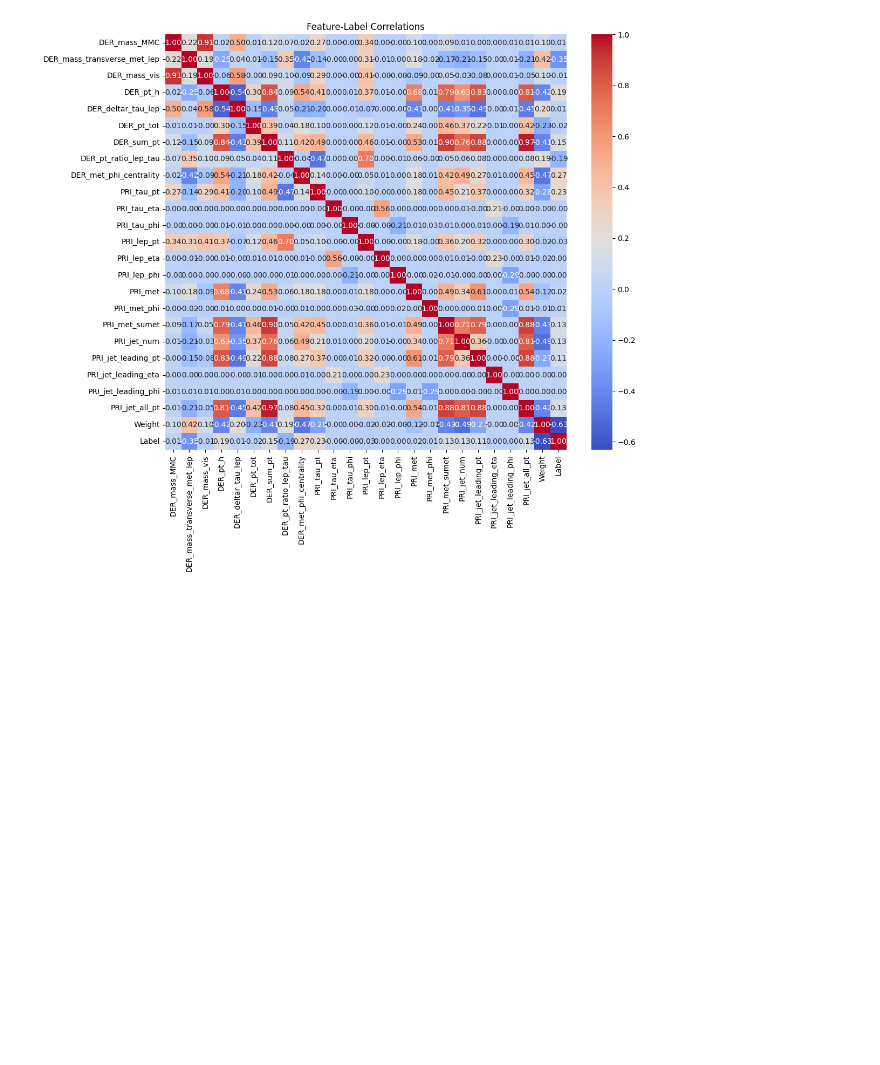
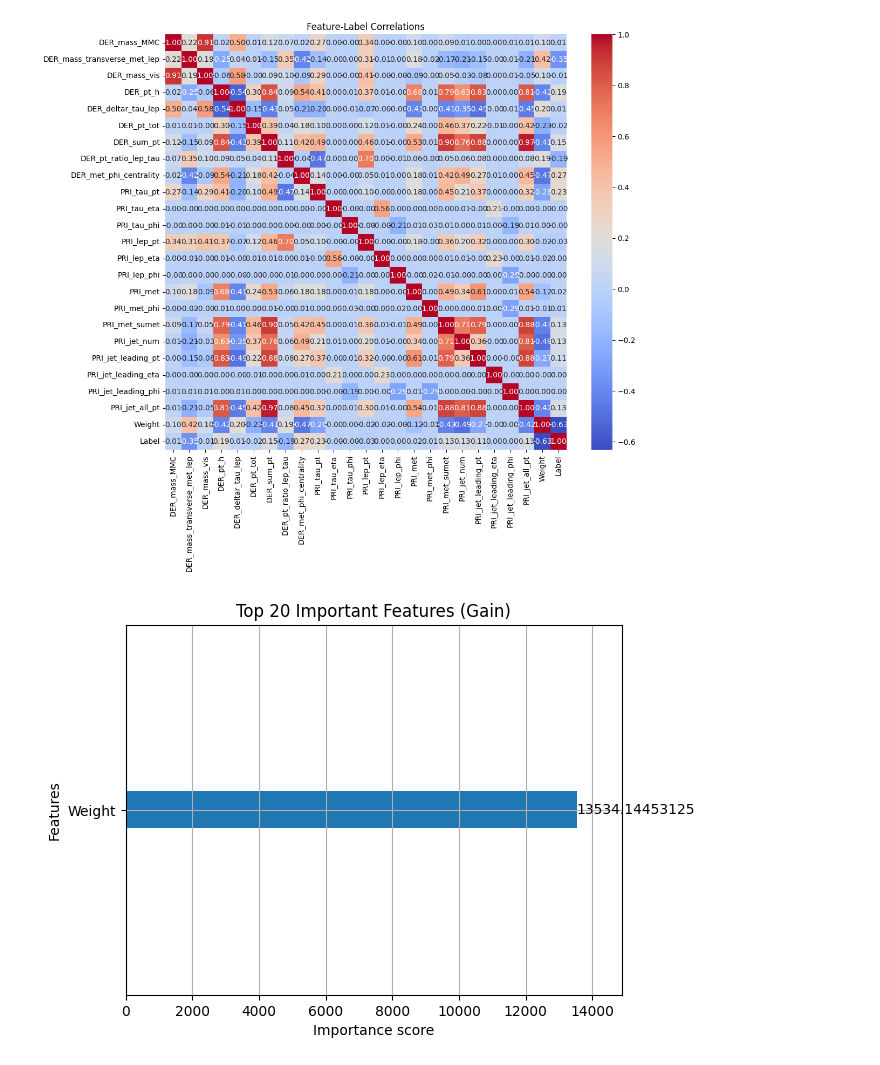
Before and after one commit to CeponisM/ml-event-classification, a Jupyter notebook: notebooks/02_train_model.ipynb, the cells around one changed output. Cells and saved outputs as stored; diff of their text form; code cells hidden in the pictures; blank space fills up the shorter version.

Commit message:
XGB model generated, tested, plotted, and diagnosed

```diff
--- a/notebooks/02_train_model.ipynb
+++ b/notebooks/02_train_model.ipynb
@@ -124,3 +124,9 @@ plt.title("Feature-Label Correlations")
 plt.show()
 # %% [output]
 [figure]
+# %%
+xgb.plot_importance(model, max_num_features=20, importance_type='gain')
+plt.title("Top 20 Important Features (Gain)")
+plt.show()
+# %% [output]
+[figure, added]
```
Also changed, not shown: parts of 5 cells of this notebook, 2 other files.
